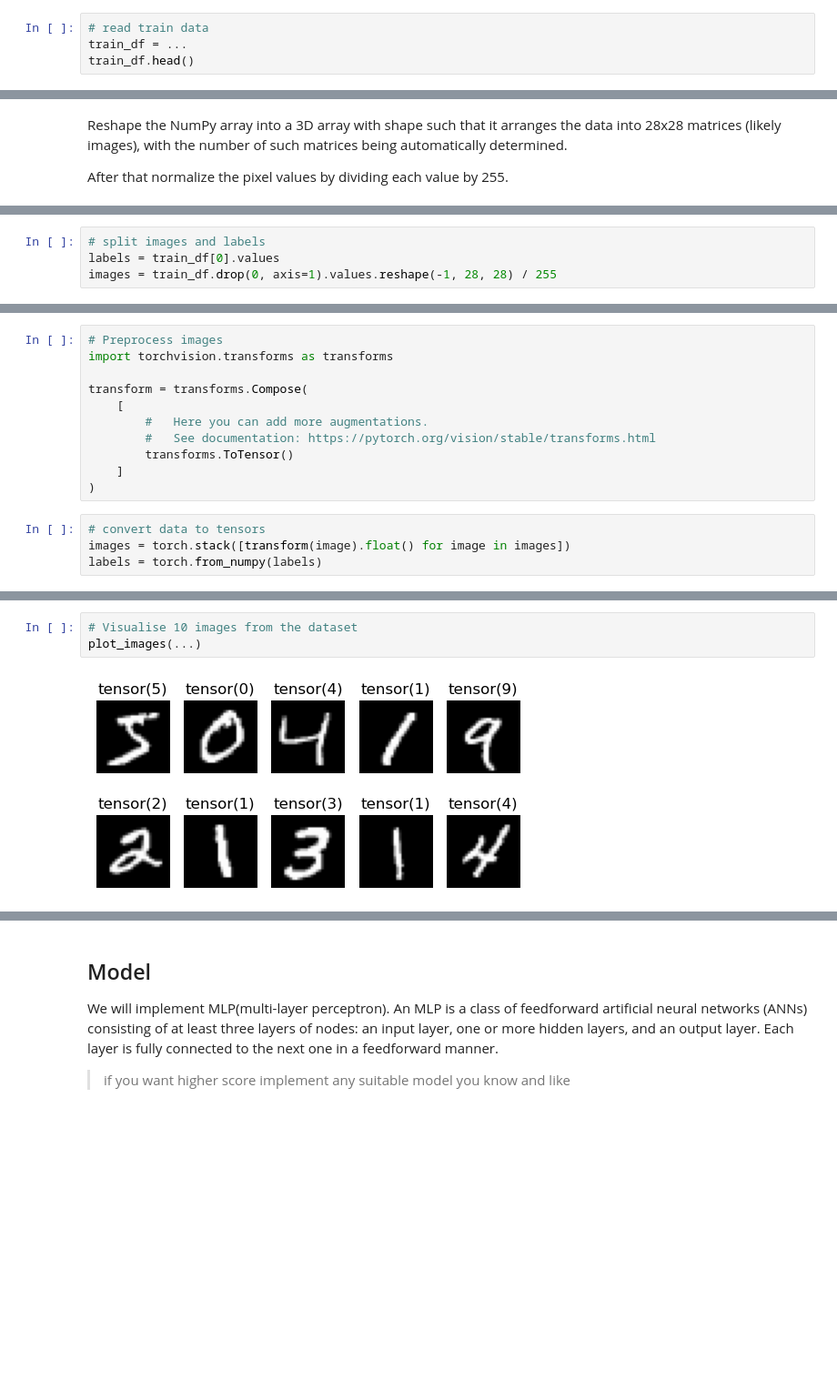
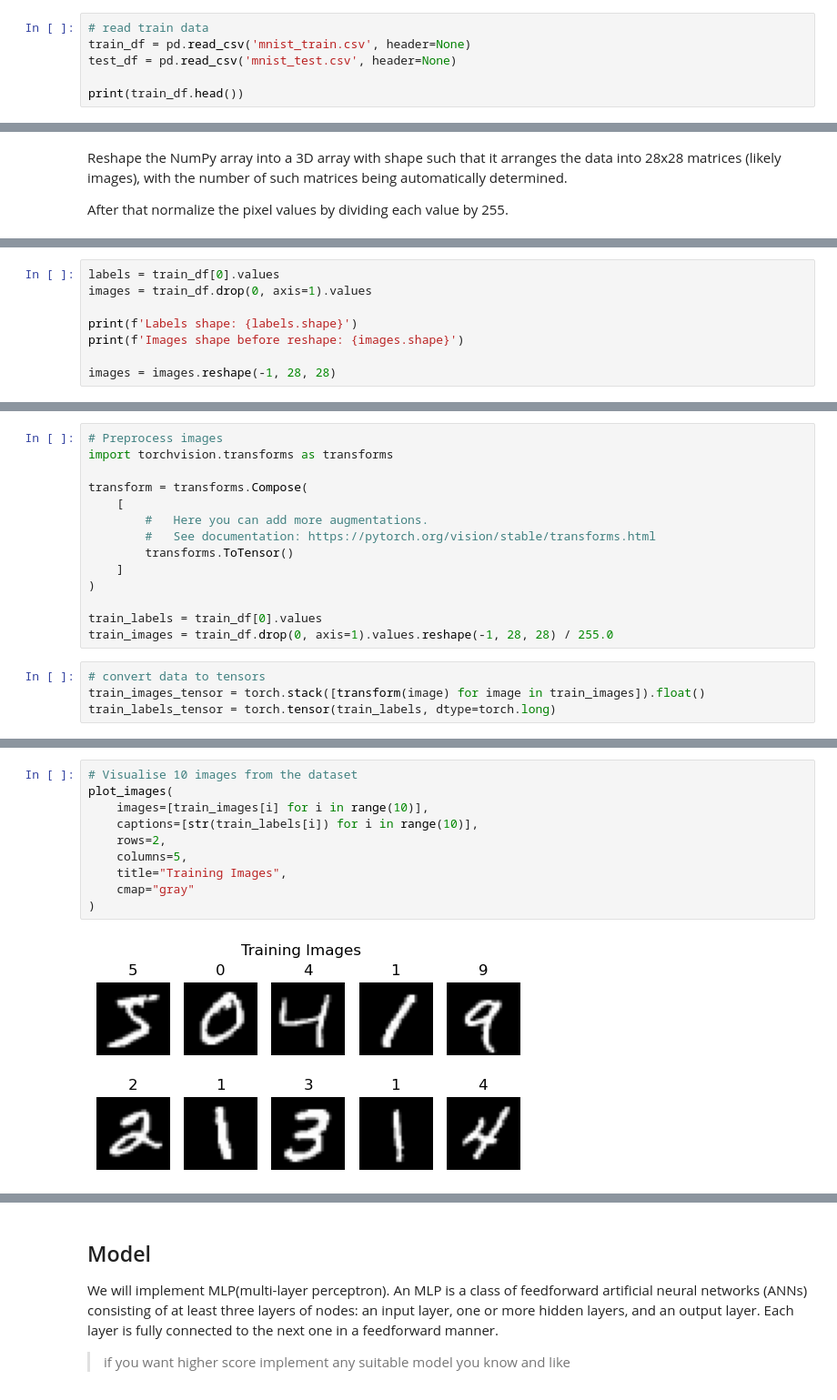
Before and after one commit to naryst/IDH_labs, a Jupyter notebook: Practical Machine Learning and Deep Learning/Lesson2/PMLDL_Lab2_Sol.ipynb, the cells around one changed output, grey strips where cells are left out. Shown at 91% size. Saved outputs shown, nothing was run; the diff lists cells and outputs as text; blank space fills up the shorter version.

```diff
--- a/Practical Machine Learning and Deep Learning/Lesson2/PMLDL_Lab2_Sol.ipynb
+++ b/Practical Machine Learning and Deep Learning/Lesson2/PMLDL_Lab2_Sol.ipynb
@@ -91,6 +95,8 @@ rest of the columns contain the pixel-values of the associated image.
 ## Data preprocessing
 # %%
 # read train data
-train_df = ...
-train_df.head()
+train_df = pd.read_csv('mnist_train.csv', header=None)
+test_df = pd.read_csv('mnist_test.csv', header=None)
+
+print(train_df.head())
 # %% [output]
@@ -108,4 +133,8 @@ After that normalize the pixel values by dividing each value by 255.
 # %%
-# split images and labels
 labels = train_df[0].values
-images = train_df.drop(0, axis=1).values.reshape(-1, 28, 28) / 255
+images = train_df.drop(0, axis=1).values
+
+print(f'Labels shape: {labels.shape}')
+print(f'Images shape before reshape: {images.shape}')
+
+images = images.reshape(-1, 28, 28)
@@ -125,7 +152,10 @@ transform = transforms.Compose(
         transforms.ToTensor()
     ]
 )
+
+train_labels = train_df[0].values
+train_images = train_df.drop(0, axis=1).values.reshape(-1, 28, 28) / 255.0
 # %%
 # convert data to tensors
-images = torch.stack([transform(image).float() for image in images])
-labels = torch.from_numpy(labels)
+train_images_tensor = torch.stack([transform(image) for image in train_images]).float()
+train_labels_tensor = torch.tensor(train_labels, dtype=torch.long)
@@ -170,8 +192,15 @@ def plot_images(images, captions=[], rows=2, columns=5, title="", **kwargs):
         plt.axis("off")
     fig.suptitle(title)
     plt.show()
-# %%
-# Visualise 10 images from the dataset
-plot_images(...)
-# %% [output]
-[figure, removed]
+# %%
+# Visualise 10 images from the dataset
+plot_images(
+    images=[train_images[i] for i in range(10)],
+    captions=[str(train_labels[i]) for i in range(10)],
+    rows=2,
+    columns=5,
+    title="Training Images",
+    cmap="gray"
+)
+# %% [output]
+[figure, added]
```
Also changed, not shown: parts of 22 cells of this notebook, 2 other files.
